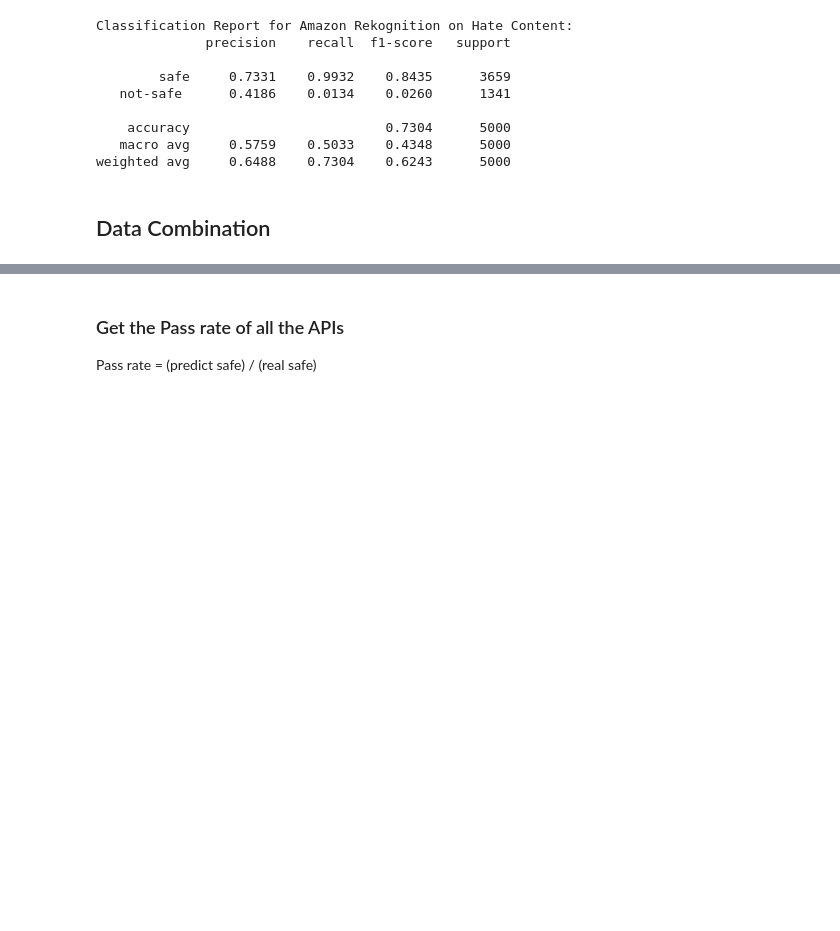
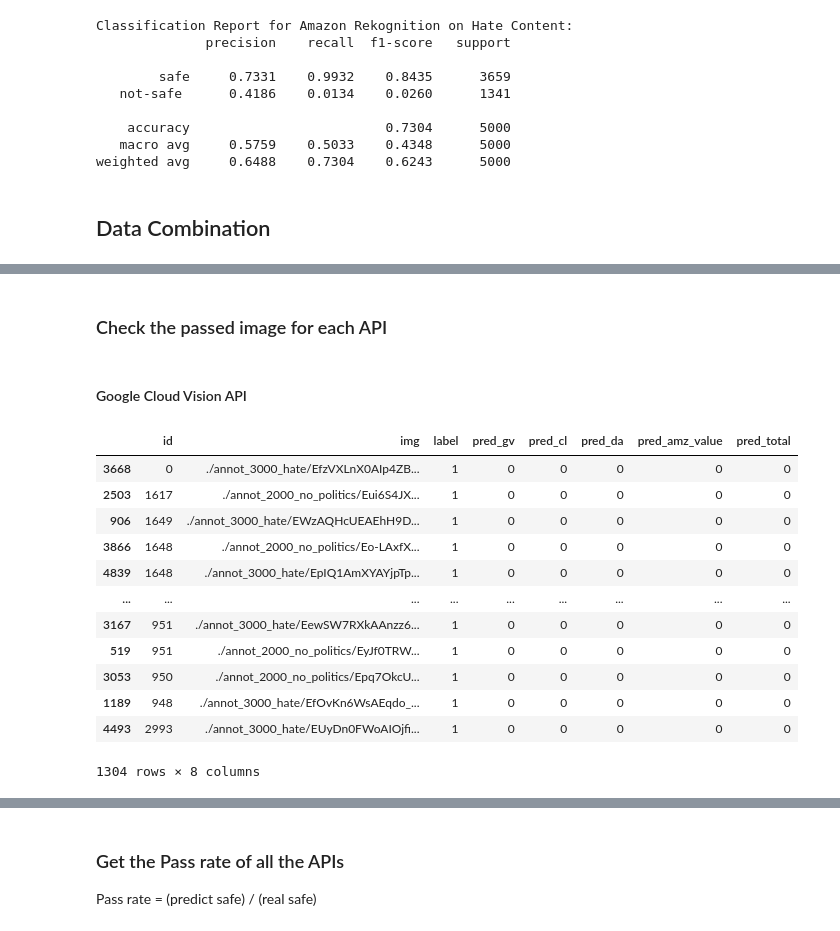
Before and after one commit to keyanUB/hateful_memes_measure, a Jupyter notebook: evaluation.ipynb, the cells around one changed output, grey strips where cells are left out. Saved outputs shown, nothing was run; the diff lists cells and outputs as text; code cells hidden in the pictures; blank space fills up the shorter version.

```diff
--- a/evaluation.ipynb
+++ b/evaluation.ipynb
@@ -444,0 +481,22 @@ final_df.to_csv('./results/comparison.csv', index=False)
+# %% [markdown]
+### Check the passed image for each API
+# %% [markdown]
+#### Google Cloud Vision API
+# %%
+pass_google = final_df[(final_df['label']>0) & (final_df['pred_gv']<1)]
+pass_google = pass_google.sort_values('pred_gv', ascending=False)
+pass_google
+# %% [output]
+|  | id | img | label | pred_gv | pred_cl | pred_da | pred_amz_value | pred_total |
+| 3668 | 0 | ./annot_3000_hate/EfzVXLnX0AIp4ZB... | 1 | 0 | 0 | 0 | 0 | 0 |
+| 2503 | 1617 | ./annot_2000_no_politics/Eui6S4JX... | 1 | 0 | 0 | 0 | 0 | 0 |
+| 906 | 1649 | ./annot_3000_hate/EWzAQHcUEAEhH9D... | 1 | 0 | 0 | 0 | 0 | 0 |
+| 3866 | 1648 | ./annot_2000_no_politics/Eo-LAxfX... | 1 | 0 | 0 | 0 | 0 | 0 |
+| 4839 | 1648 | ./annot_3000_hate/EpIQ1AmXYAYjpTp... | 1 | 0 | 0 | 0 | 0 | 0 |
+| ... | ... | ... | ... | ... | ... | ... | ... | ... |
+| 3167 | 951 | ./annot_3000_hate/EewSW7RXkAAnzz6... | 1 | 0 | 0 | 0 | 0 | 0 |
+| 519 | 951 | ./annot_2000_no_politics/EyJf0TRW... | 1 | 0 | 0 | 0 | 0 | 0 |
+| 3053 | 950 | ./annot_2000_no_politics/Epq7OkcU... | 1 | 0 | 0 | 0 | 0 | 0 |
+| 1189 | 948 | ./annot_3000_hate/EfOvKn6WsAEqdo_... | 1 | 0 | 0 | 0 | 0 | 0 |
+| 4493 | 2993 | ./annot_3000_hate/EUyDn0FWoAIOjfi... | 1 | 0 | 0 | 0 | 0 | 0 |
+1304 rows × 8 columns
```
Also changed, not shown: parts of 7 cells of this notebook, 1 other file.
